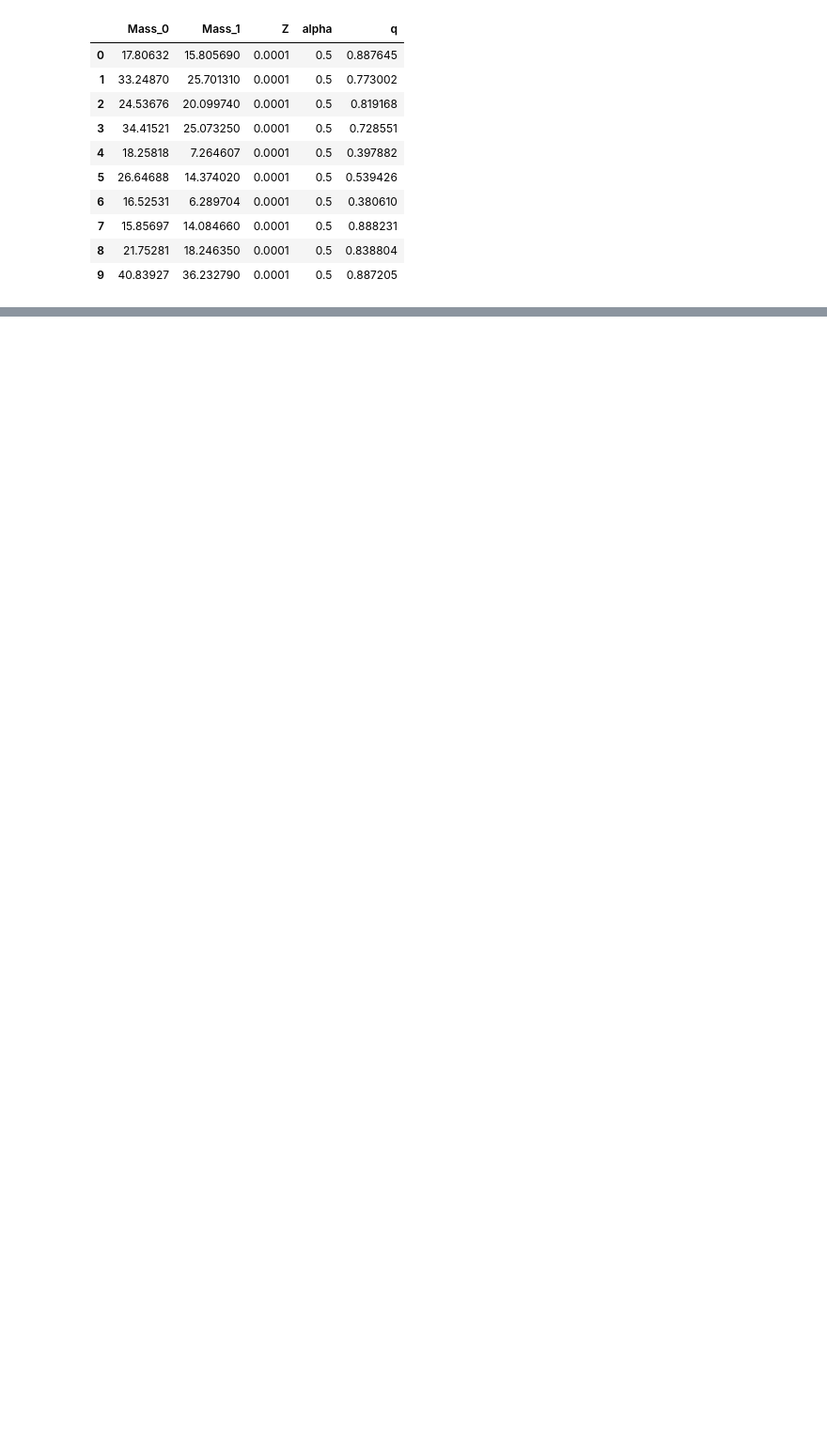
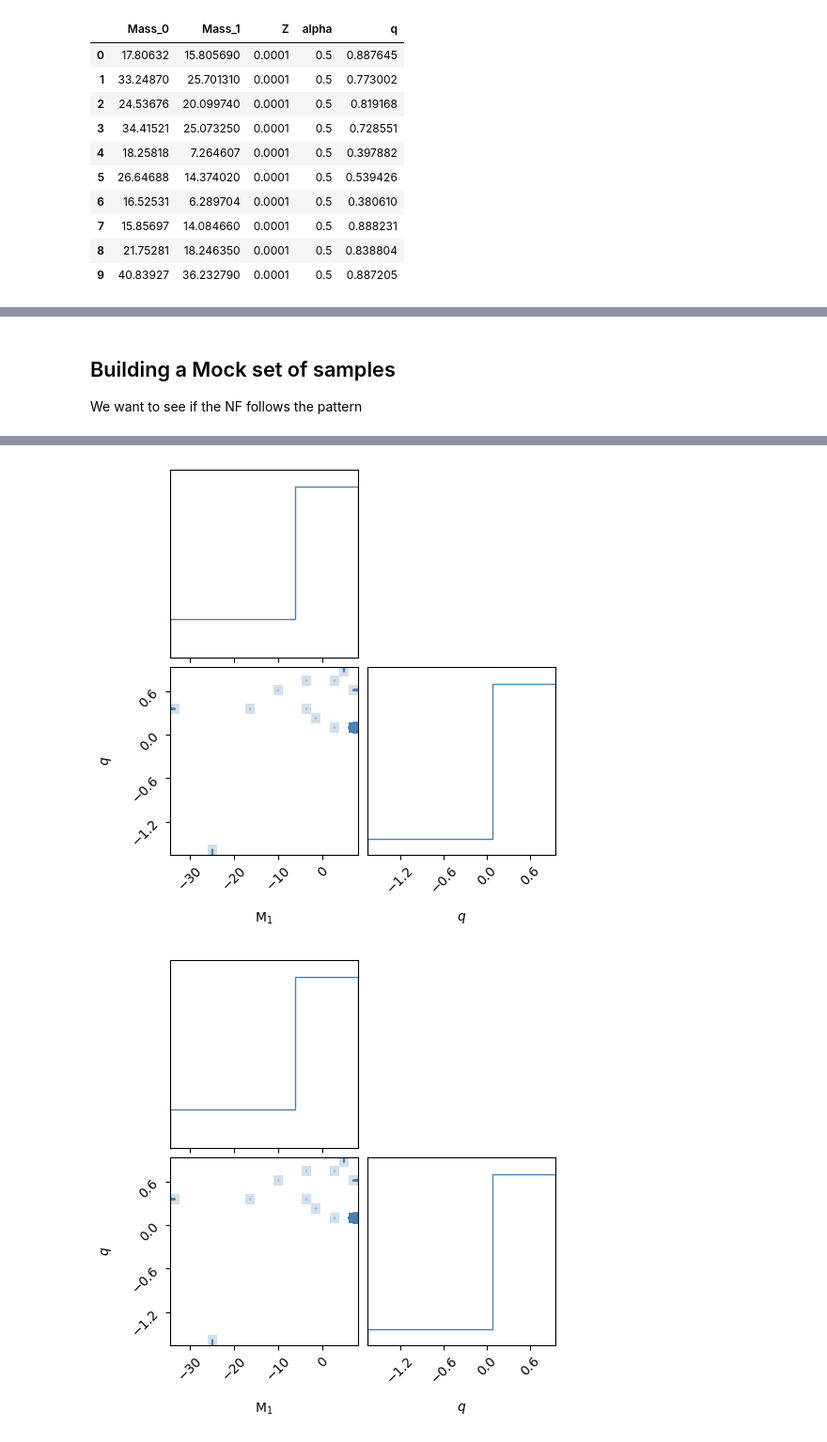
Before and after one commit to AidinMomtaz/Black-Holes-Population-Studies, a Jupyter notebook: notebooks/DataPreperation.ipynb, the cells around one changed output, grey strips where cells are left out. Shown at 94% size. Saved outputs shown, nothing was run; the diff lists cells and outputs as text; code cells hidden in the pictures; blank space fills up the shorter version.

```diff
--- a/notebooks/DataPreperation.ipynb
+++ b/notebooks/DataPreperation.ipynb
@@ -229,3 +234,60 @@ train, valid = train_test_split(train, test_size=0.2, random_state=42)
 train.to_parquet('train.pq')
 test.to_parquet('test.pq')
 valid.to_parquet('valid.pq')
+# %% [markdown]
+## Building a Mock set of samples
+We want to see if the NF follows the pattern
+# %%
+import numpy as np
+import pandas as pd
+from corner import corner
+
+# Parameters
+num_samples = len(transformed_df)  # Size of the dataset
+alpha_values = [0.5, 1, 1.5, 1.7, 2, 3, 4, 5, 6, 7, 8, 9, 10]  # Alpha values
+Z = 0.001  # Constant Z value
+
+# Define the weights for each alpha to create more data for larger alpha
+alpha_weights = np.array(alpha_values) / sum(alpha_values)  # Normalize weights
+samples_per_alpha = (alpha_weights * num_samples).astype(int)  # Samples per alpha
+
+# Generate mock data
+mock_data = []
+for alpha, num_alpha_samples in zip(alpha_values, samples_per_alpha):
+    for _ in range(num_alpha_samples):
+        # Generate skewed data for Mass_0 and q based on alpha
+        mass_0 = np.random.beta(alpha, 1) * (60 - 5) + 5  # Skewed distribution scaled to [5, 60]
+        q = np.random.beta(alpha, 1)  # Skewed distribution scaled to [0, 1]
+
+        # Append the generated sample
+        mock_data.append([mass_0, q, Z, alpha])
+
+# Convert to DataFrame
+mock_df = pd.DataFrame(mock_data, columns=['Mass_0', 'q', 'Z', 'alpha'])
+
+# Define bounds
+bounds = np.array([[0.0, 100.0], [0.0, 1.0]])
+
+# Transform data using probit function
+data_array = mock_df[['Mass_0', 'q']].values
+transformed_data = transform_to_probit(data_array, bounds)
+
+# Replace this with your intended DataFrame creation or transformation
+transformed_df = pd.DataFrame(transformed_data, columns=['Mass_0', 'q'])
+transformed_df['alpha'] = mock_df['alpha'].values  # Add alpha column for reference
+
+# Visualize using corner plot
+corner(
+    transformed_data,
+    color='steelblue',
+    hist_kwargs={'density': True, 'label': '$\\mathrm{Probit}$'},
+    hist_bin_factor=int(np.sqrt(len(transformed_data))) / 20,
+    labels=['$\\mathrm{M}_1$', '$q$'],
+    plot_density=True,
+    no_fill_contours=True,
+    plot_datapoints=False,
+)
+
+# Save the transformed data (optional)
+mock_df.to_parquet('mock_data_with_alpha_dependency.parquet', index=False)
+# %% [output]
@@ -231,0 +295,2 @@ valid.to_parquet('valid.pq')
+[figure, added]
+[figure, added]
```
Also changed, not shown: parts of 10 cells of this notebook, 14 other files.
